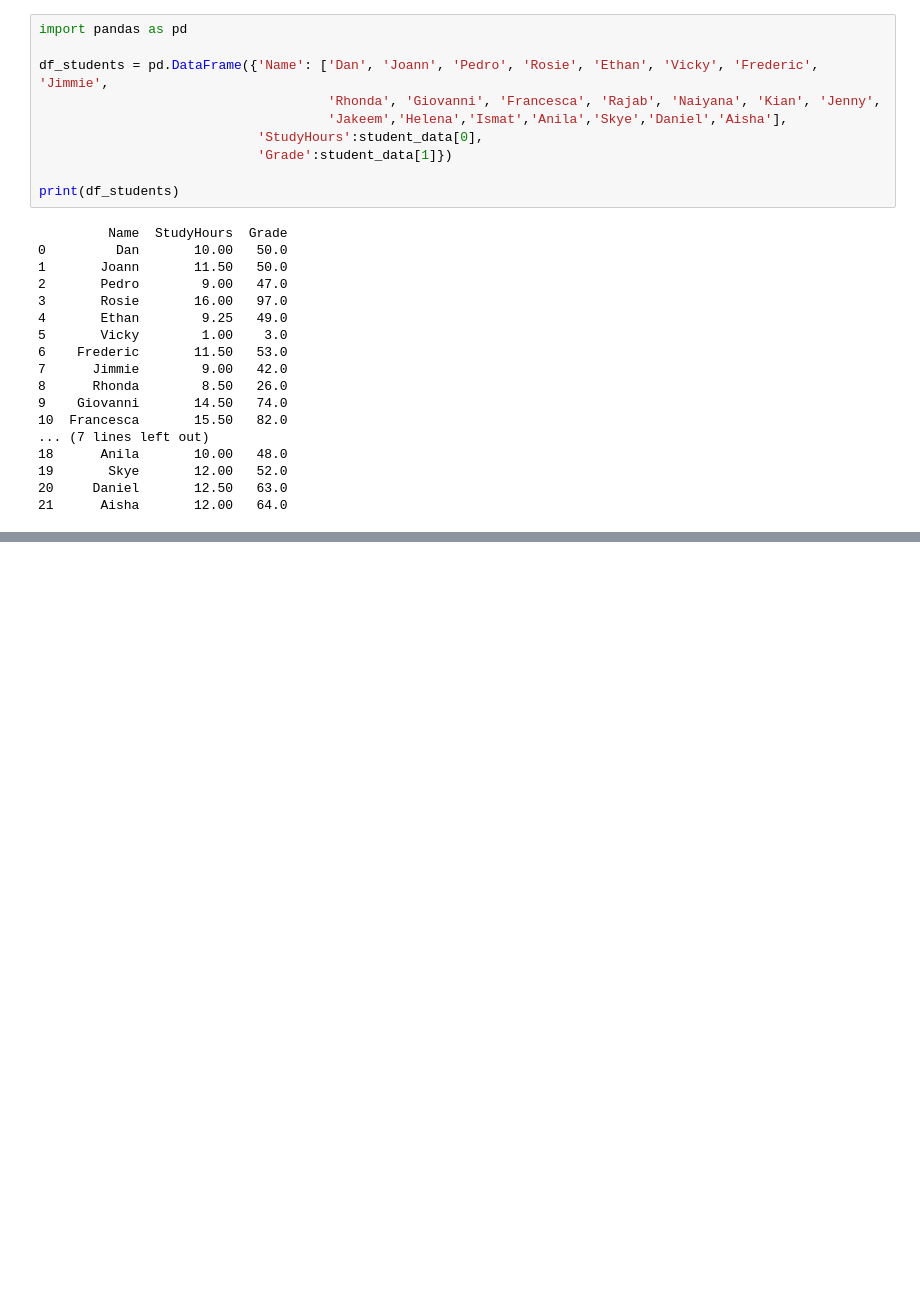
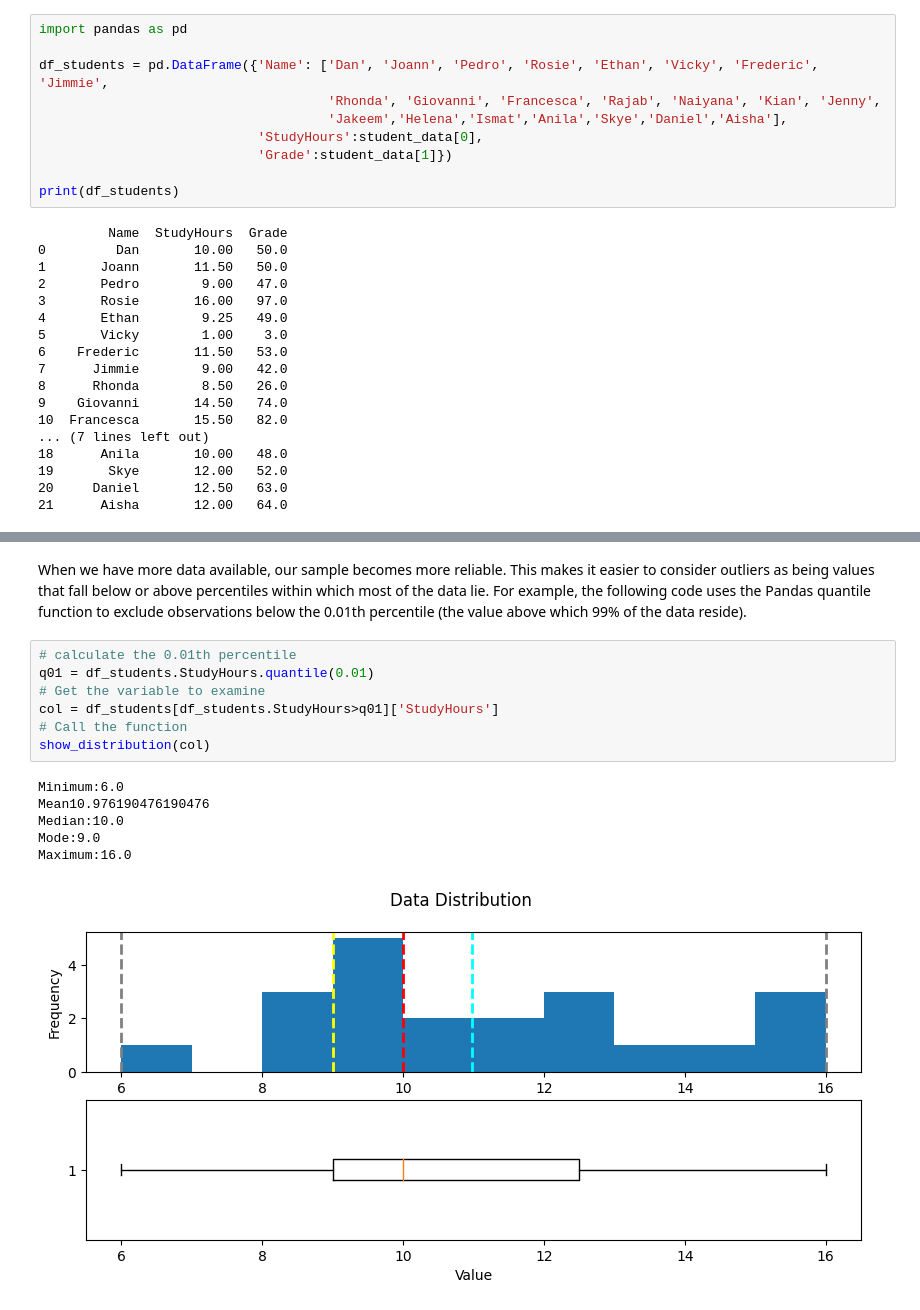
Before and after one commit to mrcdevv/DataCamp-courses, a Jupyter notebook: NumPy-Pandas-basics/main.ipynb, the cells around one changed output, grey strips where cells are left out. Cells and saved outputs as stored; diff of their text form; blank space fills up the shorter version.

```diff
--- a/NumPy-Pandas-basics/main.ipynb
+++ b/NumPy-Pandas-basics/main.ipynb
@@ -98,0 +565,16 @@ print(df_students)
+# %% [markdown]
+When we have more data available, our sample becomes more reliable. This makes it easier to consider outliers as being values that fall below or above percentiles within which most of the data lie. For example, the following code uses the Pandas quantile function to exclude observations below the 0.01th percentile (the value above which 99% of the data reside).
+# %%
+# calculate the 0.01th percentile
+q01 = df_students.StudyHours.quantile(0.01)
+# Get the variable to examine
+col = df_students[df_students.StudyHours>q01]['StudyHours']
+# Call the function
+show_distribution(col)
+# %% [output]
+Minimum:6.0
+Mean10.976190476190476
+Median:10.0
+Mode:9.0
+Maximum:16.0
+[figure, added]
```
Also changed, not shown: parts of 57 cells of this notebook.
